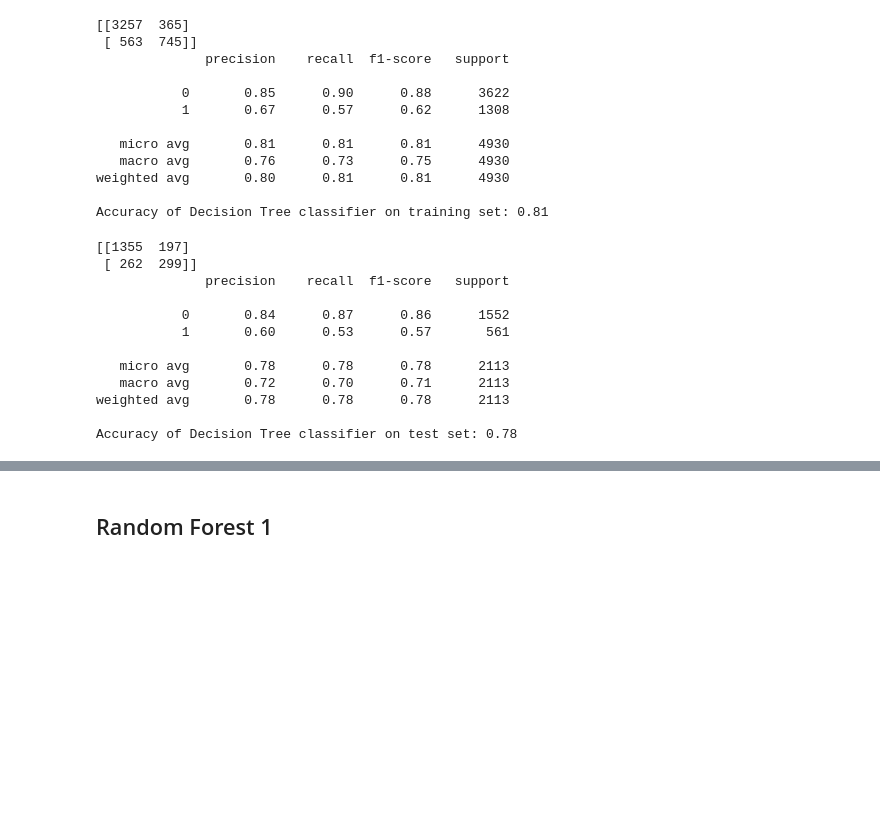
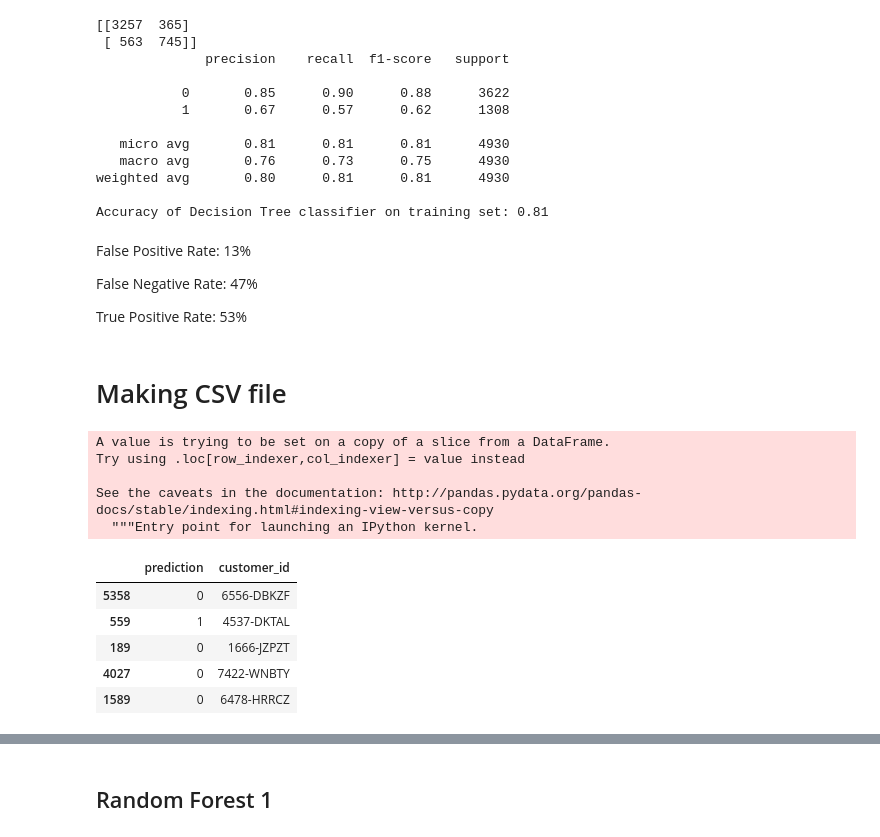
Before and after one commit to jess-katy/classification_project, a Jupyter notebook: Classification_Proj_Jess_Katy_MASTER.ipynb, the cells around one changed output, grey strips where cells are left out. Cells and saved outputs as stored; diff of their text form; code cells hidden in the pictures; blank space fills up the shorter version.

```diff
--- a/Classification_Proj_Jess_Katy_MASTER.ipynb
+++ b/Classification_Proj_Jess_Katy_MASTER.ipynb
@@ -2074,14 +2061,14 @@ clf = DecisionTreeClassifier(criterion='entropy', max_depth=8)
 clf.fit(train_df[['tenure_year', 'monthly_charges', 'streaming_services']], train_df.churn)
 
 #PREDICT
-y_pred = clf.predict(test_df[['tenure_year', 'monthly_charges', 'streaming_services']])
+y_pred_testfinal = clf.predict(test_df[['tenure_year', 'monthly_charges', 'streaming_services']])
 
-y_pred_proba = clf.predict_proba(test_df[['tenure_year', 'monthly_charges', 'streaming_services']])
+y_pred_proba_testfinal = clf.predict_proba(test_df[['tenure_year', 'monthly_charges', 'streaming_services']])
 
 #EVALUATE
-print(confusion_matrix(test_df.churn, y_pred))
+print(confusion_matrix(test_df.churn, y_pred_testfinal))
 
-print(classification_report(test_df.churn, y_pred))
+print(classification_report(test_df.churn, y_pred_testfinal))
 
 print('Accuracy of Decision Tree classifier on test set: {:.2f}'
      .format(clf.score(test_df[['tenure_year', 'monthly_charges', 'streaming_services']], test_df.churn)))
@@ -2090,16 +2077,28 @@ print('Accuracy of Decision Tree classifier on test set: {:.2f}'
 # graph = graphviz.Source(dot_data)
 
 # graph.render('titanic', view=True)
-# %% [output]
-[[1355  197]
- [ 262  299]]
-              precision    recall  f1-score   support
-
-           0       0.84      0.87      0.86      1552
-           1       0.60      0.53      0.57       561
-
-   micro avg       0.78      0.78      0.78      2113
-   macro avg       0.72      0.70      0.71      2113
-weighted avg       0.78      0.78      0.78      2113
-
-Accuracy of Decision Tree classifier on test set: 0.78
+# %% [markdown]
+False Positive Rate: 13%
+
+False Negative Rate: 47%
+
+True Positive Rate: 53%
+# %% [markdown]
+# Making CSV file
+# %%
+train_df['prediction'] = y_pred
+csv_train_pred = train_df[['prediction', 'customer_id']]
+
+csv_train_pred.head()
+# %% [output]
+A value is trying to be set on a copy of a slice from a DataFrame.
+Try using .loc[row_indexer,col_indexer] = value instead
+
+See the caveats in the documentation: http://pandas.pydata.org/pandas-docs/stable/indexing.html#indexing-view-versus-copy
+  """Entry point for launching an IPython kernel.
+|  | prediction | customer_id |
+| 5358 | 0 | 6556-DBKZF |
+| 559 | 1 | 4537-DKTAL |
+| 189 | 0 | 1666-JZPZT |
+| 4027 | 0 | 7422-WNBTY |
+| 1589 | 0 | 6478-HRRCZ |
```
Also changed, not shown: parts of 13 cells of this notebook.
